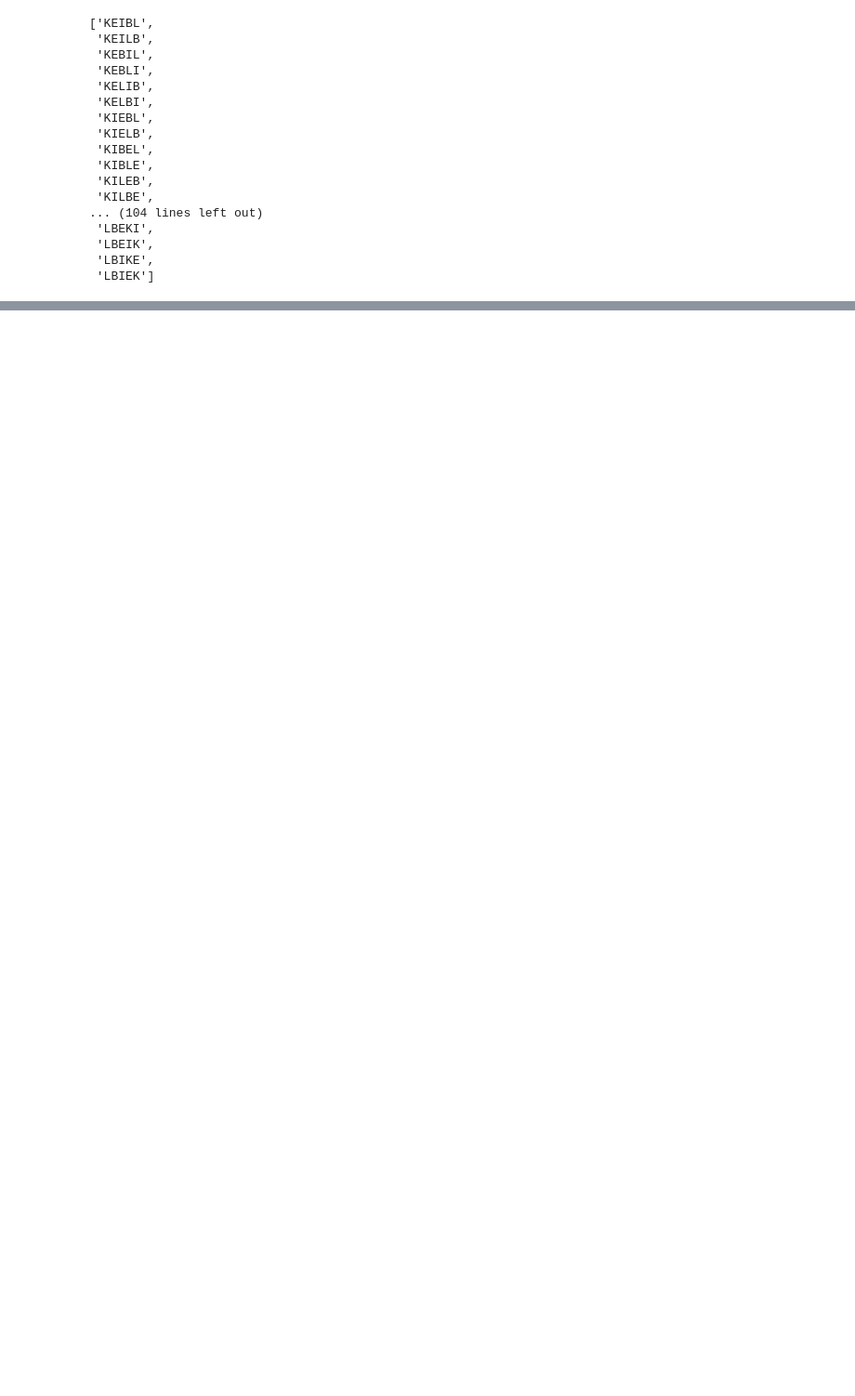
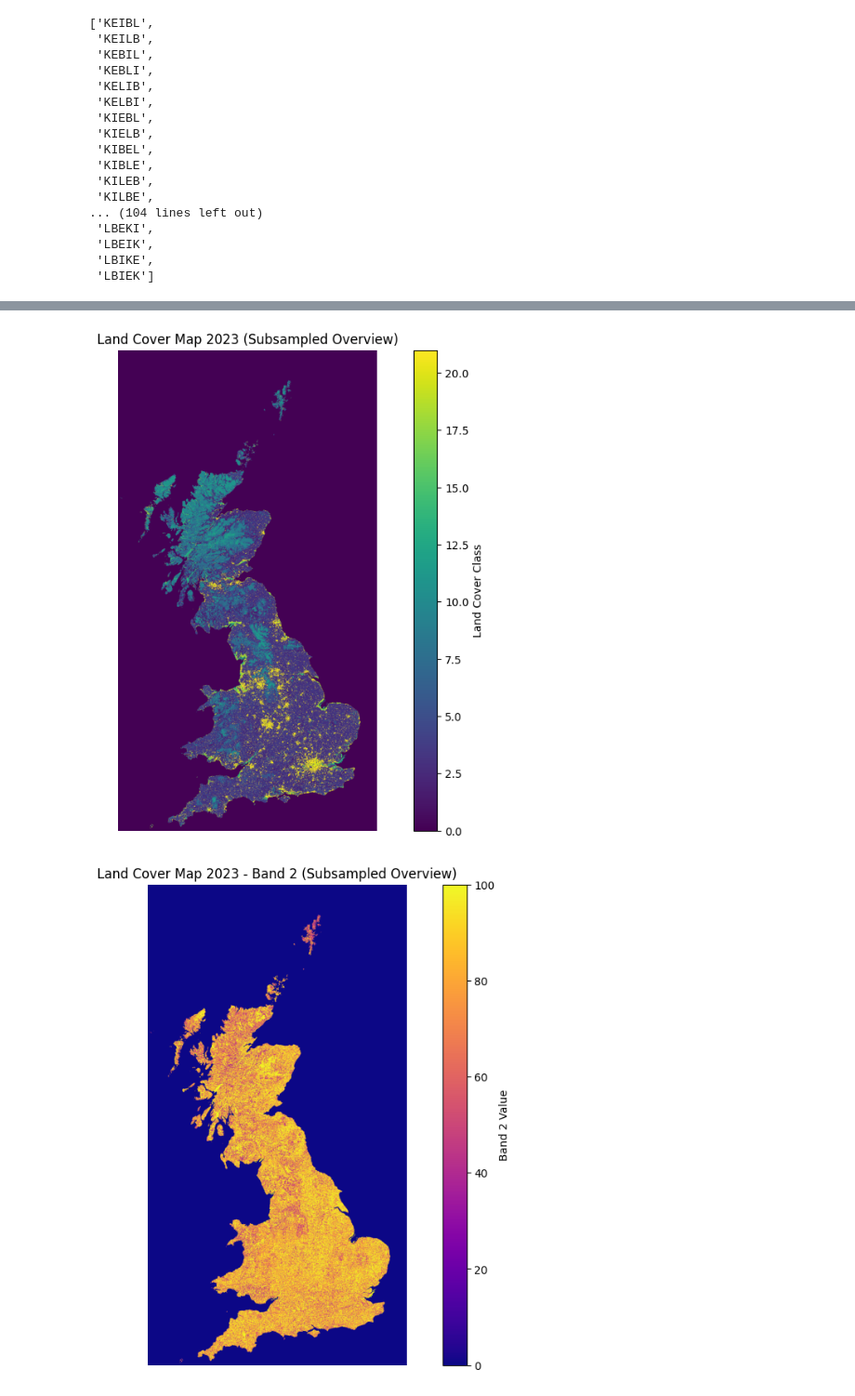
Before and after one commit to Neelectric/pints_sig, a Jupyter notebook: cipher.ipynb, the cells around one changed output, grey strips where cells are left out. Shown: that part at 93% size. Cells and saved outputs as stored; diff of their text form; code cells hidden in the pictures; blank space fills up the shorter version.

```diff
--- a/cipher.ipynb
+++ b/cipher.ipynb
@@ -24,0 +119,77 @@ perms
+# %%
+# Import necessary libraries
+import rasterio
+from rasterio.enums import Resampling
+import matplotlib.pyplot as plt
+import numpy as np
+
+# Path to your GeoTIFF file
+path = '/home/user/.cache/huggingface/hub/datasets--pints-sig--Land_Cover_Map_2023_10m_classified_pixels_GB/snapshots/93682d97808ea967159f6372d1805723fdc92b29/FME_61343034_1740838768029_7621/data/7727ce7d-531e-4d77-b756-5cc59ff016bd/gblcm2023_10m.tif'
+
+# Open the file with rasterio
+with rasterio.open(path) as src:
+    # Calculate a scale factor to make the image manageable
+    # Let's aim for a final image of around 1000-2000 pixels in the largest dimension
+    scale_factor = max(src.width, src.height) / 1500
+
+    # Calculate new dimensions
+    new_width = int(src.width // scale_factor)
+    new_height = int(src.height // scale_factor)
+
+    print(f"Original size: {src.width} x {src.height}")
+    print(f"Resampled size: {new_width} x {new_height}")
+    print(f"Scale factor: {scale_factor:.1f}x")
+
+    # Read the data with resampling
+    data = src.read(
+        out_shape=(src.count, new_height, new_width),
+        resampling=Resampling.nearest
+    )
+
+    # Update transform for the new resolution
+    transform = src.transform * src.transform.scale(
+        (src.width / new_width),
+        (src.height / new_height)
+    )
+
+    # Display band 1 (assuming it's the classification data)
+    plt.figure(figsize=(12, 8))
+    plt.imshow(data[0], cmap='viridis')
+    plt.colorbar(label='Land Cover Class')
+    plt.title('Land Cover Map 2023 (Subsampled Overview)')
+    plt.axis('off')
+    plt.show()
+
+    # If you want to display band 2 as well
+    plt.figure(figsize=(12, 8))
+    plt.imshow(data[1], cmap='plasma')
+    plt.colorbar(label='Band 2 Value')
+    plt.title('Land Cover Map 2023 - Band 2 (Subsampled Overview)')
+    plt.axis('off')
+    plt.show()
+
+    # Create an RGB composite using the two bands
+    # This might look strange depending on what the bands represent
+    rgb = np.zeros((3, new_height, new_width), dtype=data.dtype)
+
+    # Normalize data for visualization
+    band1_norm = (data[0] - data[0].min()) / (data[0].max() - data[0].min() + 1e-10)
+    band2_norm = (data[1] - data[1].min()) / (data[1].max() - data[1].min() + 1e-10)
+
+    rgb[0, :, :] = band1_norm  # Red channel
+    rgb[1, :, :] = band2_norm  # Green channel
+    rgb[2, :, :] = (band1_norm + band2_norm) / 2  # Blue channel as average
+
+    # Transpose for matplotlib's expected shape
+    rgb = np.transpose(rgb, (1, 2, 0))
+
+    # Clip values to valid range
+    rgb = np.clip(rgb, 0, 1)
+
+    # Plot RGB composite
+    plt.figure(figsize=(12, 8))
+    plt.imshow(rgb)
+    plt.title('Land Cover Map 2023 (RGB Composite)')
+    plt.axis('off')
+    plt.show()
+# %% [output]
@@ -24,0 +199,2 @@ perms
+[figure, added]
+[figure, added]
```
Also changed, not shown: parts of 5 cells of this notebook, 1 other file.
